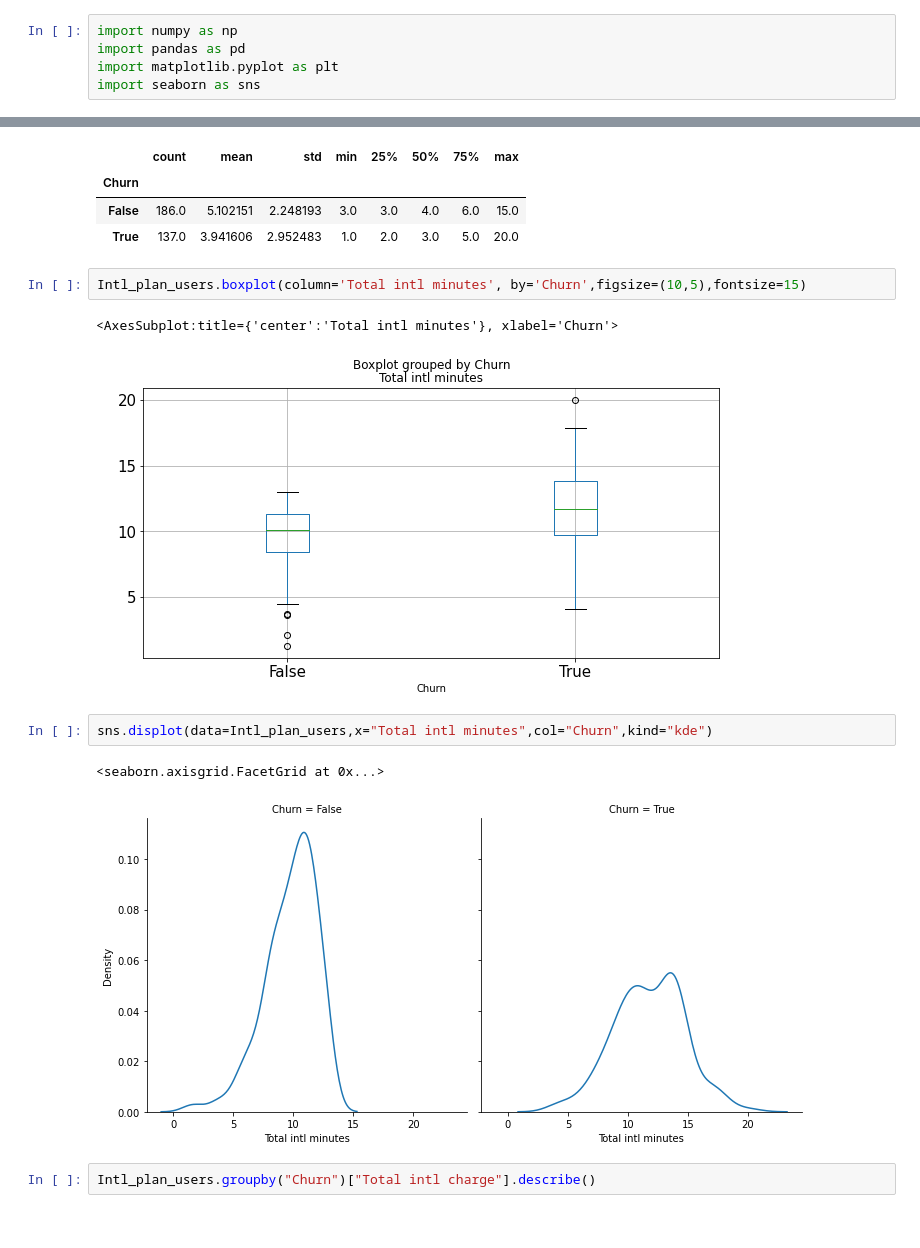
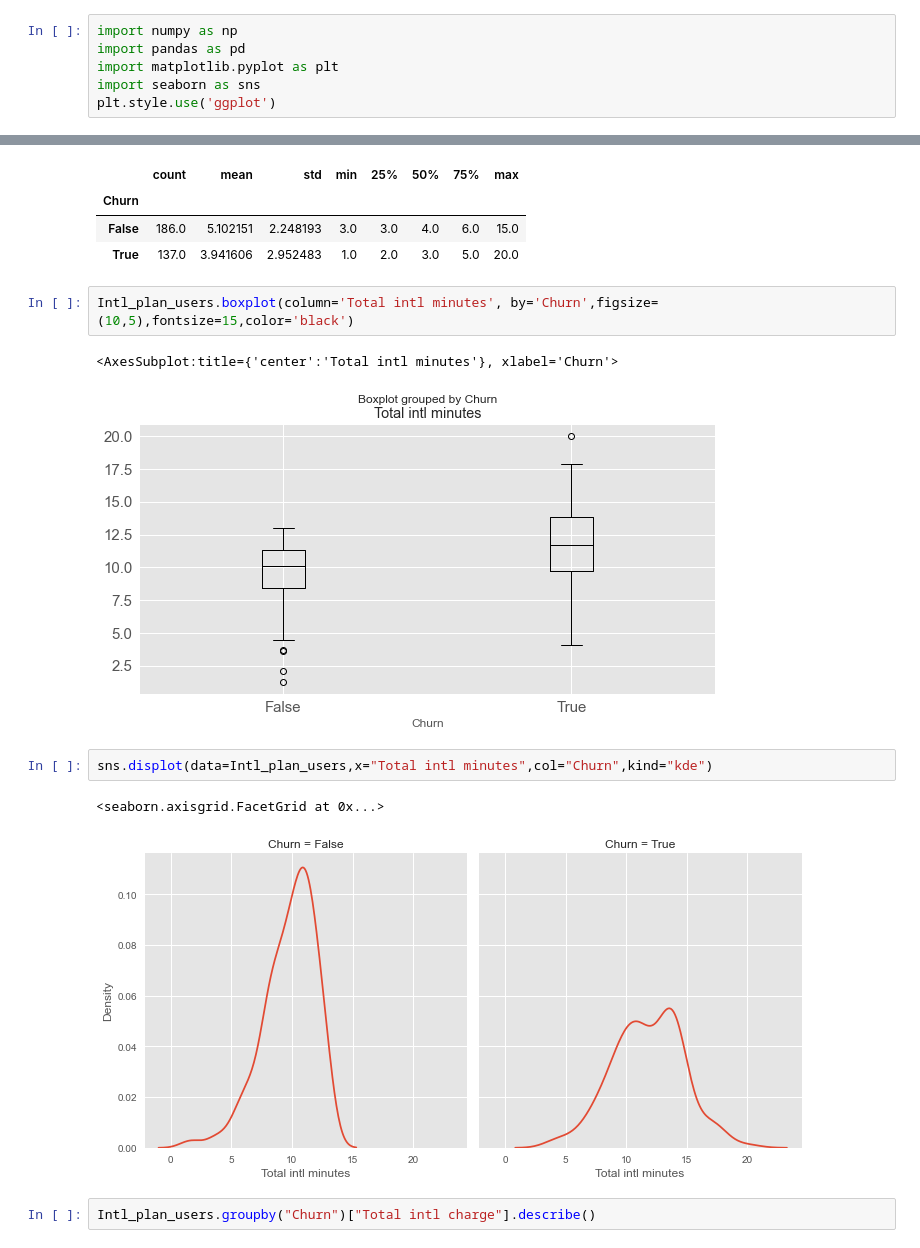
Before and after one commit to Harsshhhh/Telecom-Churn-Analysis-and-Prediction, a Jupyter notebook: Telecom_Churn_Analysis.ipynb, the cells around one changed output, grey strips where cells are left out. Drawn from its saved outputs; the diff is of its cells as text.

```diff
--- a/Telecom_Churn_Analysis.ipynb
+++ b/Telecom_Churn_Analysis.ipynb
@@ -5,6 +5,7 @@ import numpy as np
 import pandas as pd
 import matplotlib.pyplot as plt
 import seaborn as sns
+plt.style.use('ggplot')
 # %%
 telecom = pd.read_csv("Telecom Churn.csv")
 # %%
@@ -203,15 +209,15 @@ Intl_plan_users.groupby("Churn")["Total intl calls"].describe()
 | False | 186.0 | 5.102151 | 2.248193 | 3.0 | 3.0 | 4.0 | 6.0 | 15.0 |
 | True | 137.0 | 3.941606 | 2.952483 | 1.0 | 2.0 | 3.0 | 5.0 | 20.0 |
 # %%
-Intl_plan_users.boxplot(column='Total intl minutes', by='Churn',figsize=(10,5),fontsize=15)
+Intl_plan_users.boxplot(column='Total intl minutes', by='Churn',figsize=(10,5),fontsize=15,color='black')
 # %% [output]
 <AxesSubplot:title={'center':'Total intl minutes'}, xlabel='Churn'>
-[figure, old version]
+[figure, new version]
 # %%
 sns.displot(data=Intl_plan_users,x="Total intl minutes",col="Churn",kind="kde")
 # %% [output]
 <seaborn.axisgrid.FacetGrid at 0x...>
-[figure, old version]
+[figure, new version]
 # %%
 Intl_plan_users.groupby("Churn")["Total intl charge"].describe()
 # %% [output]
```
Also changed, not shown: parts of 27 cells of this notebook.
